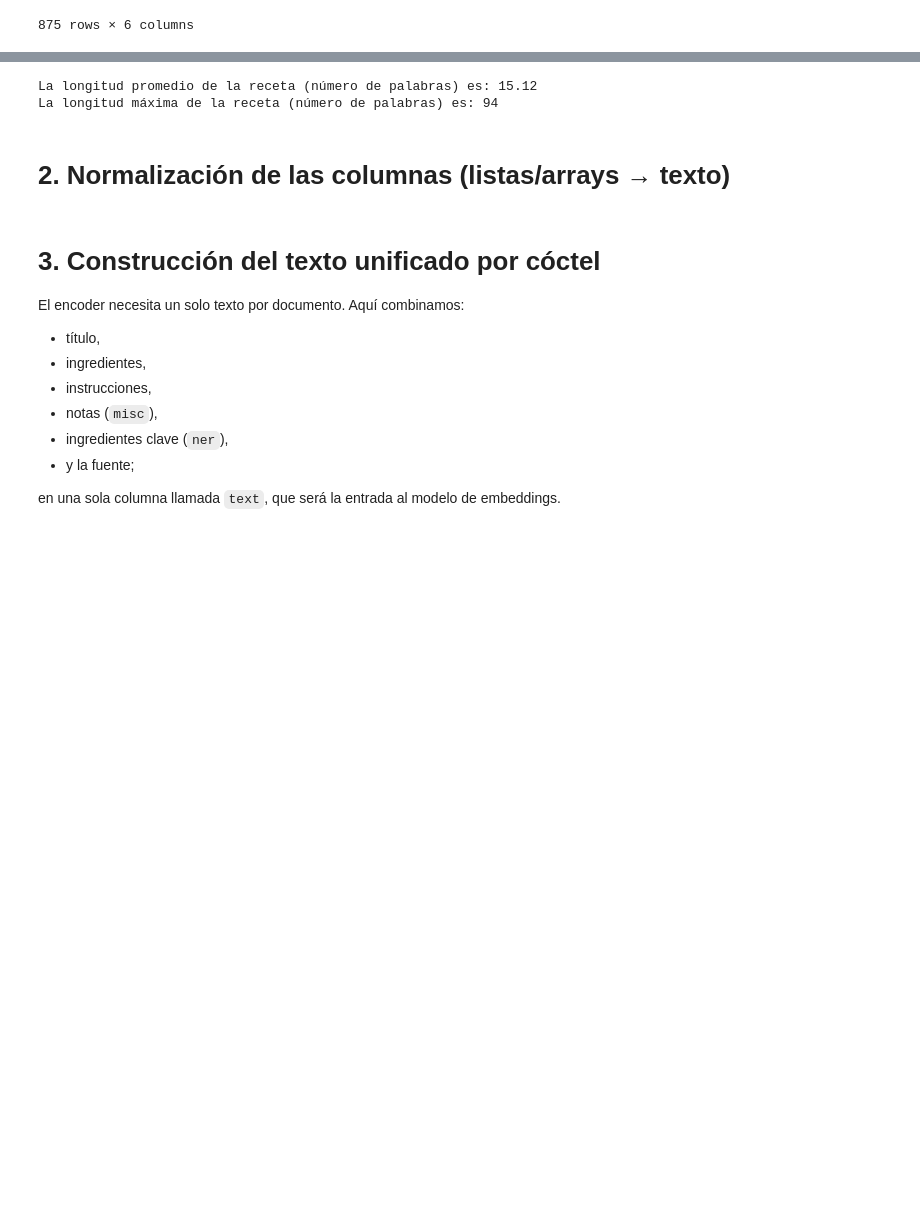
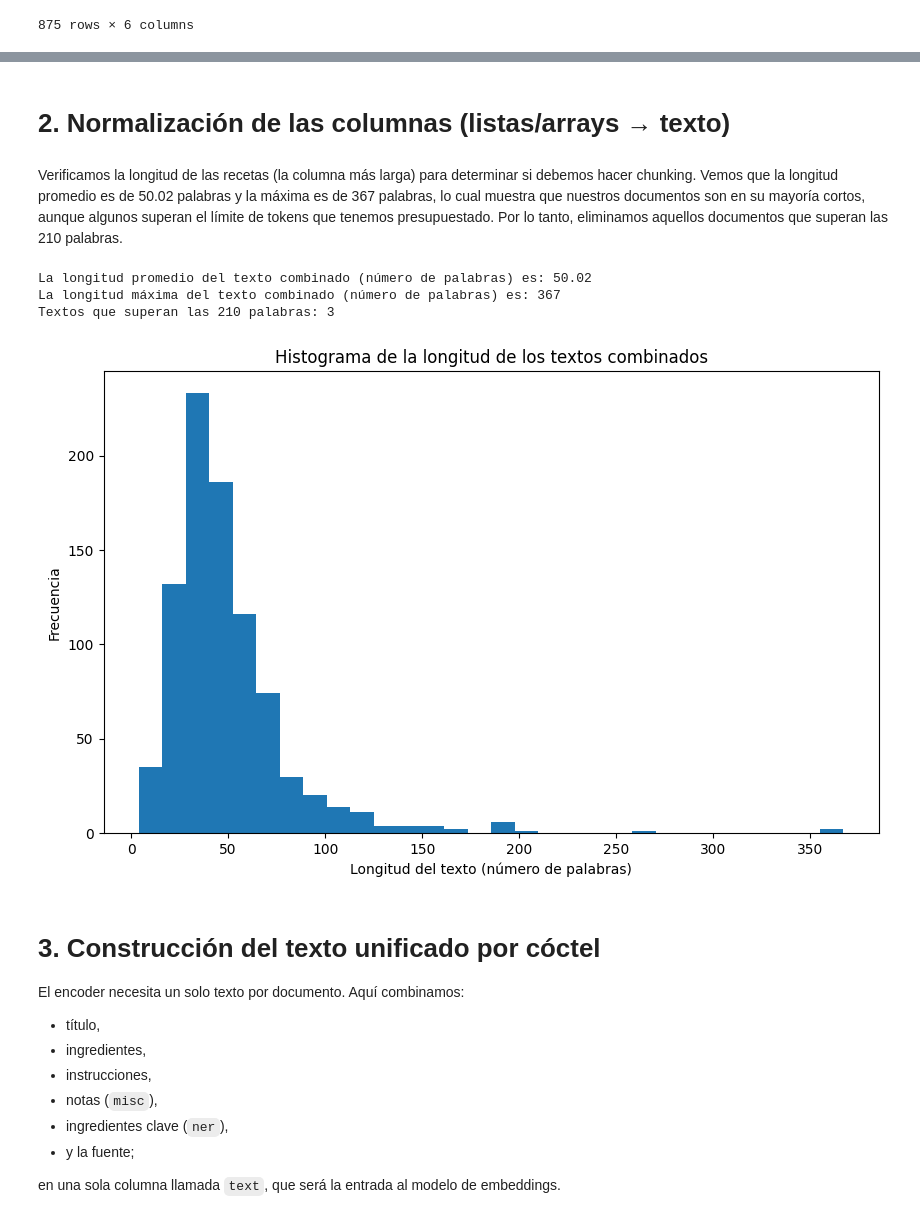
Before and after one commit to SamuelSuaV/Cocktail-RAG, a Jupyter notebook: Cocktail_RAG_Notebook.ipynb, the cells around one changed output, grey strips where cells are left out. Saved outputs shown, nothing was run; the diff lists cells and outputs as text; code cells hidden in the pictures; blank space fills up the shorter version.

```diff
--- a/Cocktail_RAG_Notebook.ipynb
+++ b/Cocktail_RAG_Notebook.ipynb
@@ -57,14 +58,3 @@ Verificamos la longitud de las recetas (la columna más larga) para determinar s
-# %%
-# Longitud promedio
-average_recipe_length_words = cocktails['directions'].apply(lambda x: len(' '.join(x).split())).mean()
-print(f"La longitud promedio de la receta (número de palabras) es: {average_recipe_length_words:.2f}")
-
-# Longitud máxima
-max_recipe_length_words = cocktails['directions'].apply(lambda x: len(' '.join(x).split())).max()
-print(f"La longitud máxima de la receta (número de palabras) es: {max_recipe_length_words}")
-# %% [output]
-La longitud promedio de la receta (número de palabras) es: 15.12
-La longitud máxima de la receta (número de palabras) es: 94
 # %% [markdown]
 # 2. Normalización de las columnas (listas/arrays → texto)
 # %%
@@ -85,3 +75,37 @@ cocktails["ingredients_str"] = cocktails["ingredients"].apply(list_to_str)
 cocktails["directions_str"]  = cocktails["directions"].apply(list_to_str)
 cocktails["misc_str"]        = cocktails["misc"].apply(list_to_str)
 cocktails["ner_str"]         = cocktails["ner"].apply(list_to_str)
+# %% [markdown]
+Verificamos la longitud de las recetas (la columna más larga) para determinar si debemos hacer chunking. Vemos que la longitud promedio es de 50.02 palabras y la máxima es de 367 palabras, lo cual muestra que nuestros documentos son en su mayoría cortos, aunque algunos superan el límite de tokens que tenemos presupuestado. Por lo tanto, eliminamos aquellos documentos que superan las 210 palabras.
+# %%
+# Concatenamos todas las columnas
+cocktails['combined_text'] = cocktails.apply(lambda row:
+    f"{row['title']} {row['ingredients_str']} {row['directions_str']} {row['misc_str']} {row['ner_str']} {row['source']}", axis=1)
+
+# Longitud promedio del texto combinado
+average_combined_text_length_words = cocktails['combined_text'].apply(lambda x: len(x.split())).mean()
+print(f"La longitud promedio del texto combinado (número de palabras) es: {average_combined_text_length_words:.2f}")
+
+# Longitud máxima del texto combinado
+max_combined_text_length_words = cocktails['combined_text'].apply(lambda x: len(x.split())).max()
+print(f"La longitud máxima del texto combinado (número de palabras) es: {max_combined_text_length_words}")
+
+
+# Calculamos la longitud en palabras de cada texto
+cocktails['combined_text_length'] = cocktails['combined_text'].apply(lambda x: len(x.split()))
+
+num_mayores_210 = (cocktails['combined_text_length'] > 210).sum()
+print(f"Textos que superan las 210 palabras: {num_mayores_210}")
+
+# Histograma
+plt.figure(figsize=(10,6))
+plt.hist(cocktails['combined_text_length'], bins=30)
+plt.xlabel("Longitud del texto (número de palabras)")
+plt.ylabel("Frecuencia")
+plt.title("Histograma de la longitud de los textos combinados")
+plt.show()
+# %% [output]
+La longitud promedio del texto combinado (número de palabras) es: 50.02
+La longitud máxima del texto combinado (número de palabras) es: 367
+Textos que superan las 210 palabras: 3
+[figure, added]
```
Also changed, not shown: parts of 10 cells of this notebook.
